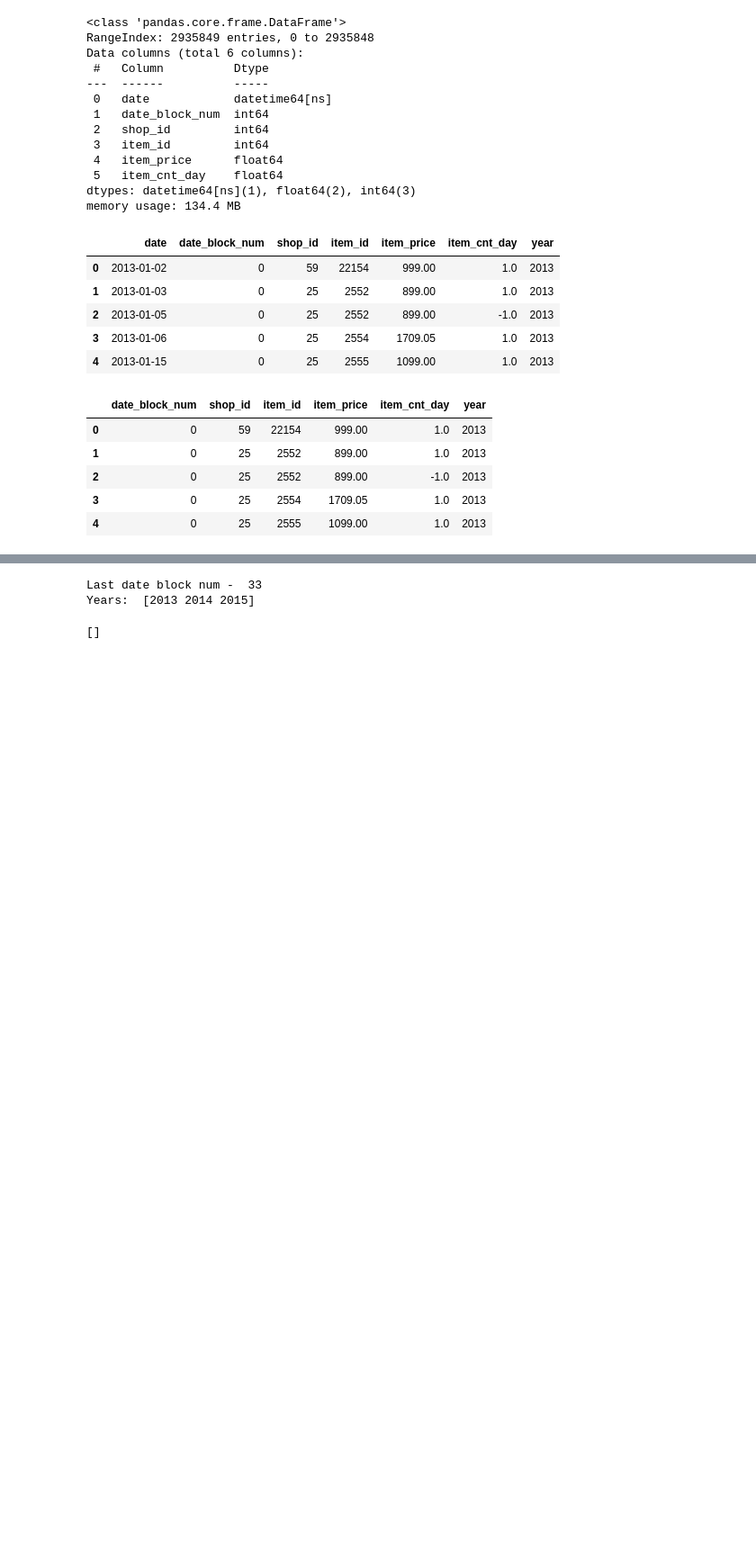
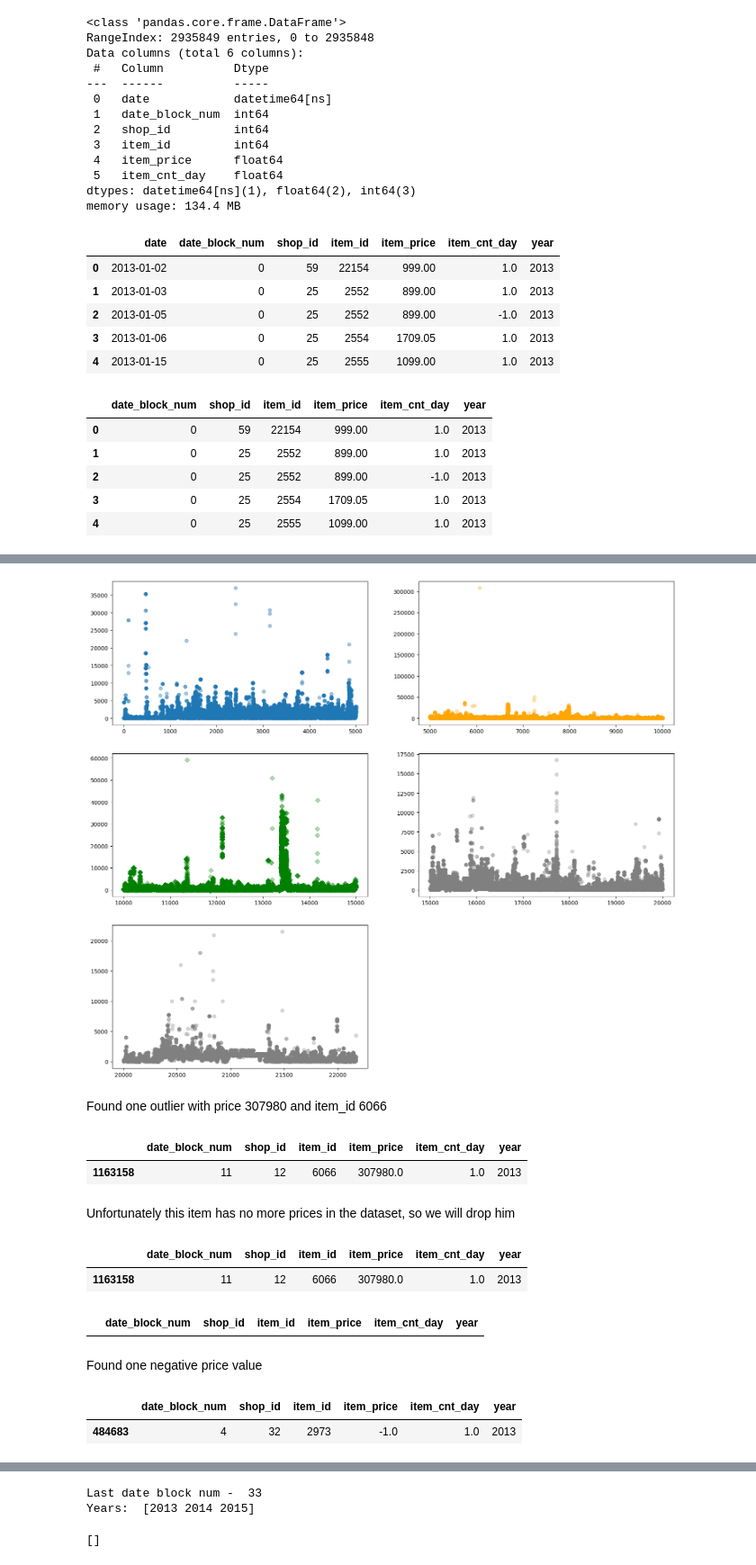
Before and after one commit to TayJen/HSE-Practice, a Jupyter notebook: HSE Final Project: Predict Future Sales.ipynb, the cells around one changed output, grey strips where cells are left out. Shown: that part at 90% size. Saved outputs shown, nothing was run; the diff lists cells and outputs as text; code cells hidden in the pictures; blank space fills up the shorter version.

```diff
--- a/HSE Final Project: Predict Future Sales.ipynb
+++ b/HSE Final Project: Predict Future Sales.ipynb
@@ -307,0 +374,55 @@ df_train.head()
+# %%
+plt.figure(figsize=(18, 16), dpi=100)
+plt.subplot(321)
+plt.scatter('item_id', 'item_price',
+            data=df_train[df_train['item_id'] <= 5000],
+            marker='o', alpha=0.4)
+
+plt.subplot(322)
+plt.scatter('item_id', 'item_price',
+            data=df_train[(df_train['item_id'] > 5000) & (df_train['item_id'] <= 10000)],
+            marker='o', color="orange", alpha=0.3)
+
+plt.subplot(323)
+plt.scatter('item_id', 'item_price',
+            data=df_train[(df_train['item_id'] > 10000) & (df_train['item_id'] <= 15000)],
+            marker='D', color="green", alpha=0.3)
+
+plt.subplot(324)
+plt.scatter('item_id', 'item_price',
+            data=df_train[(df_train['item_id'] > 15000) & (df_train['item_id'] <= 20000)],
+            marker='o', color="grey", alpha=0.3)
+
+plt.subplot(325)
+plt.scatter('item_id', 'item_price',
+            data=df_train[df_train['item_id'] > 20000],
+            marker='o', color="grey", alpha=0.3)
+plt.show()
+# %% [output]
+[figure, added]
+# %% [markdown]
+Found one outlier with price 307980 and item_id 6066
+# %%
+df_train[df_train.item_price > 100000]
+# %% [output]
+|  | date_block_num | shop_id | item_id | item_price | item_cnt_day | year |
+| 1163158 | 11 | 12 | 6066 | 307980.0 | 1.0 | 2013 |
+# %% [markdown]
+Unfortunately this item has no more prices in the dataset, so we will drop him
+# %%
+df_train[df_train.item_id == 6066]
+# %% [output]
+|  | date_block_num | shop_id | item_id | item_price | item_cnt_day | year |
+| 1163158 | 11 | 12 | 6066 | 307980.0 | 1.0 | 2013 |
+# %%
+df_train.drop(1163158, inplace=True)
+df_train[df_train.item_price > 100000]
+# %% [output]
+|  | date_block_num | shop_id | item_id | item_price | item_cnt_day | year |
+# %% [markdown]
+Found one negative price value
+# %%
+df_train[df_train.item_price < 0]
+# %% [output]
+|  | date_block_num | shop_id | item_id | item_price | item_cnt_day | year |
+| 484683 | 4 | 32 | 2973 | -1.0 | 1.0 | 2013 |
```
Also changed, not shown: parts of 18 cells of this notebook.
